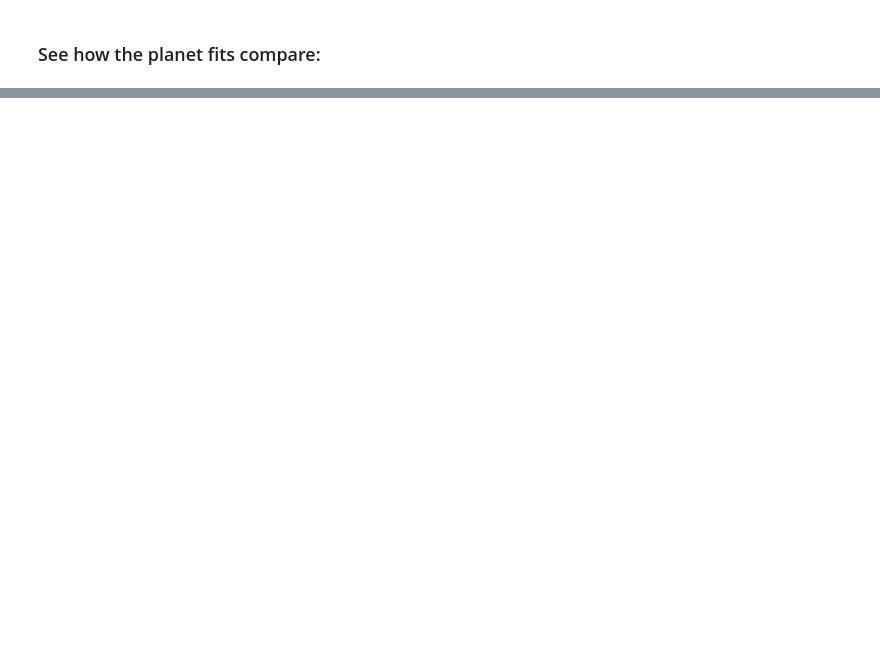
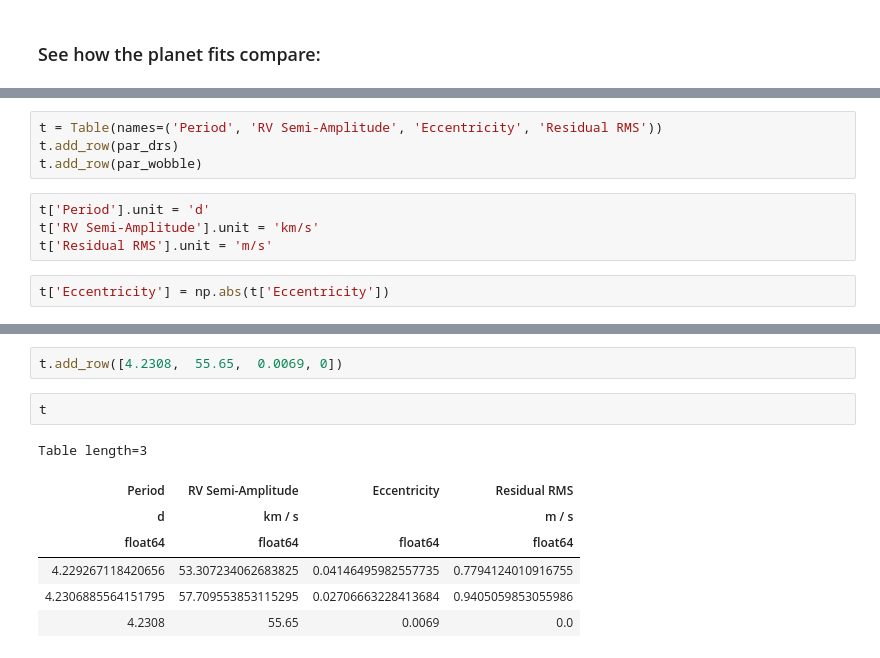
Before and after one commit to megbedell/wobble, a Jupyter notebook: notebooks/51Peg.ipynb, the cells around one changed output, grey strips where cells are left out. Drawn from its saved outputs; the diff is of its cells as text; blank space fills up the shorter version.

```diff
--- a/notebooks/51Peg.ipynb
+++ b/notebooks/51Peg.ipynb
@@ -176,0 +182,10 @@ planet msini = 0.42 MJup
+# %%
+t = Table(names=('Period', 'RV Semi-Amplitude', 'Eccentricity', 'Residual RMS'))
+t.add_row(par_drs)
+t.add_row(par_wobble)
+# %%
+t['Period'].unit = 'd'
+t['RV Semi-Amplitude'].unit = 'km/s'
+t['Residual RMS'].unit = 'm/s'
+# %%
+t['Eccentricity'] = np.abs(t['Eccentricity'])
@@ -176,0 +201,12 @@ planet msini = 0.42 MJup
+# %%
+t.add_row([4.2308, 	55.65, 	0.0069, 0])
+# %%
+t
+# %% [output]
+Table length=3
+| Period | RV Semi-Amplitude | Eccentricity | Residual RMS |
+| d | km / s |  | m / s |
+| float64 | float64 | float64 | float64 |
+| 4.229267118420656 | 53.307234062683825 | 0.04146495982557735 | 0.7794124010916755 |
+| 4.2306885564151795 | 57.709553853115295 | 0.02706663228413684 | 0.9405059853055986 |
+| 4.2308 | 55.65 | 0.0069 | 0.0 |
```
Also changed, not shown: parts of 8 cells of this notebook, 3 other files.
